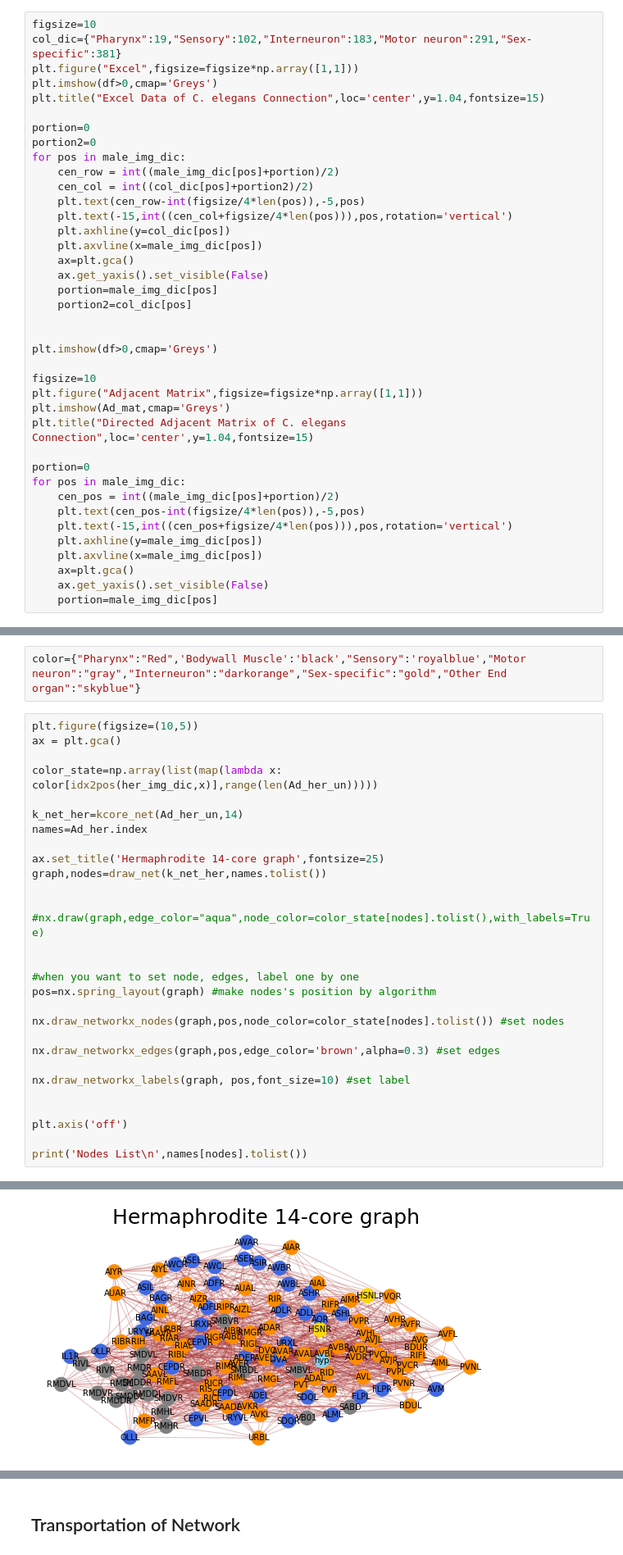
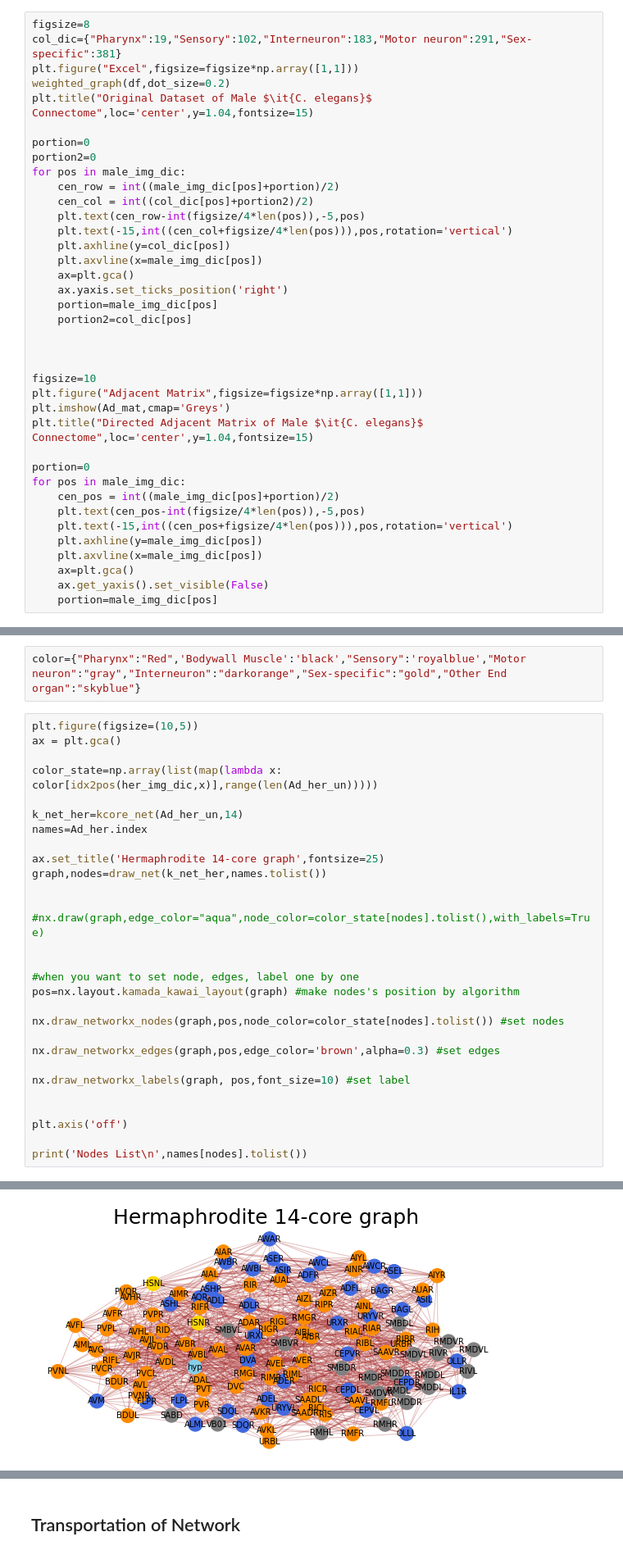
Before and after one commit to Astrocytes120/Graduaion, a Jupyter notebook: C. elegans connectome analysis.ipynb, the cells around one changed output, grey strips where cells are left out. Shown at 82% size. Drawn from its saved outputs; the diff is of its cells as text.

Commit message:
Visual changes

```diff
--- a/C. elegans connectome analysis.ipynb
+++ b/C. elegans connectome analysis.ipynb
@@ -112,11 +130,11 @@ Ad_mat
 # %%
 male_img_dic={"Pharynx":49,"Sensory":132,"Interneuron":213,"Motor neuron":436,"Sex-specific":574}
 # %%
-figsize=10
+figsize=8
 col_dic={"Pharynx":19,"Sensory":102,"Interneuron":183,"Motor neuron":291,"Sex-specific":381}
 plt.figure("Excel",figsize=figsize*np.array([1,1]))
-plt.imshow(df>0,cmap='Greys')
-plt.title("Excel Data of C. elegans Connection",loc='center',y=1.04,fontsize=15)
+weighted_graph(df,dot_size=0.2)
+plt.title("Original Dataset of Male $\it{C. elegans}$ Connectome",loc='center',y=1.04,fontsize=15)
 
 portion=0
 portion2=0
@@ -128,17 +146,16 @@ for pos in male_img_dic:
     plt.axhline(y=col_dic[pos])
     plt.axvline(x=male_img_dic[pos])
     ax=plt.gca()
-    ax.get_yaxis().set_visible(False)
+    ax.yaxis.set_ticks_position('right')
     portion=male_img_dic[pos]
     portion2=col_dic[pos]
 
 
-plt.imshow(df>0,cmap='Greys')
 
 figsize=10
 plt.figure("Adjacent Matrix",figsize=figsize*np.array([1,1]))
 plt.imshow(Ad_mat,cmap='Greys')
-plt.title("Directed Adjacent Matrix of C. elegans Connection",loc='center',y=1.04,fontsize=15)
+plt.title("Directed Adjacent Matrix of Male $\it{C. elegans}$ Connectome",loc='center',y=1.04,fontsize=15)
 
 portion=0
 for pos in male_img_dic:
@@ -860,35 +907,35 @@ color={"Pharynx":"Red",'Bodywall Muscle':'black',"Sensory":'royalblue',"Motor ne
 plt.figure(figsize=(10,5))
 ax = plt.gca()
 
 color_state=np.array(list(map(lambda x: color[idx2pos(her_img_dic,x)],range(len(Ad_her_un)))))
 
 k_net_her=kcore_net(Ad_her_un,14)
 names=Ad_her.index
 
 ax.set_title('Hermaphrodite 14-core graph',fontsize=25)
 graph,nodes=draw_net(k_net_her,names.tolist())
 
 
 #nx.draw(graph,edge_color="aqua",node_color=color_state[nodes].tolist(),with_labels=True)
 
 
 #when you want to set node, edges, label one by one
-pos=nx.spring_layout(graph) #make nodes's position by algorithm
+pos=nx.layout.kamada_kawai_layout(graph) #make nodes's position by algorithm
 
 nx.draw_networkx_nodes(graph,pos,node_color=color_state[nodes].tolist()) #set nodes
 
 nx.draw_networkx_edges(graph,pos,edge_color='brown',alpha=0.3) #set edges
 
 nx.draw_networkx_labels(graph, pos,font_size=10) #set label
 
 
 plt.axis('off')
 
 print('Nodes List\n',names[nodes].tolist())
 # %% [output]
 Nodes List
  ['ASIL', 'ASIR', 'AWAR', 'AWBL', 'AWBR', 'ASEL', 'ASER', 'ADFL', 'ADFR', 'AWCL', 'AWCR', 'ASHL', 'ASHR', 'ADLL', 'ADLR', 'BAGL', 'BAGR', 'URXL', 'URXR', 'SDQL', 'SDQR', 'AQR', 'ALML', 'AVM', 'FLPL',  ...
-[figure, old version]
+[figure, new version]
 # %%
 plt.figure(figsize=(10,5))
 ax = plt.gca()
```
Also changed, not shown: parts of 24 cells of this notebook, 2 other files.
